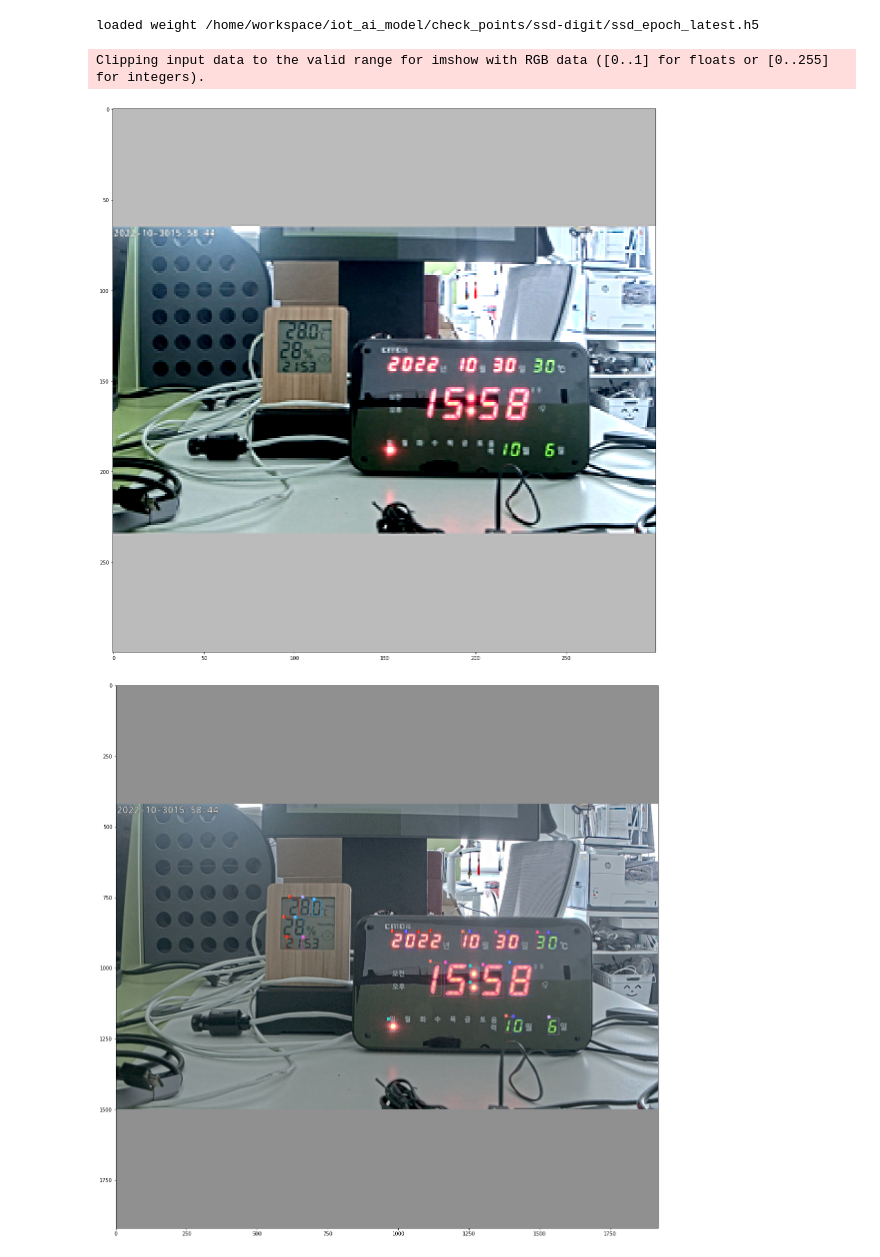
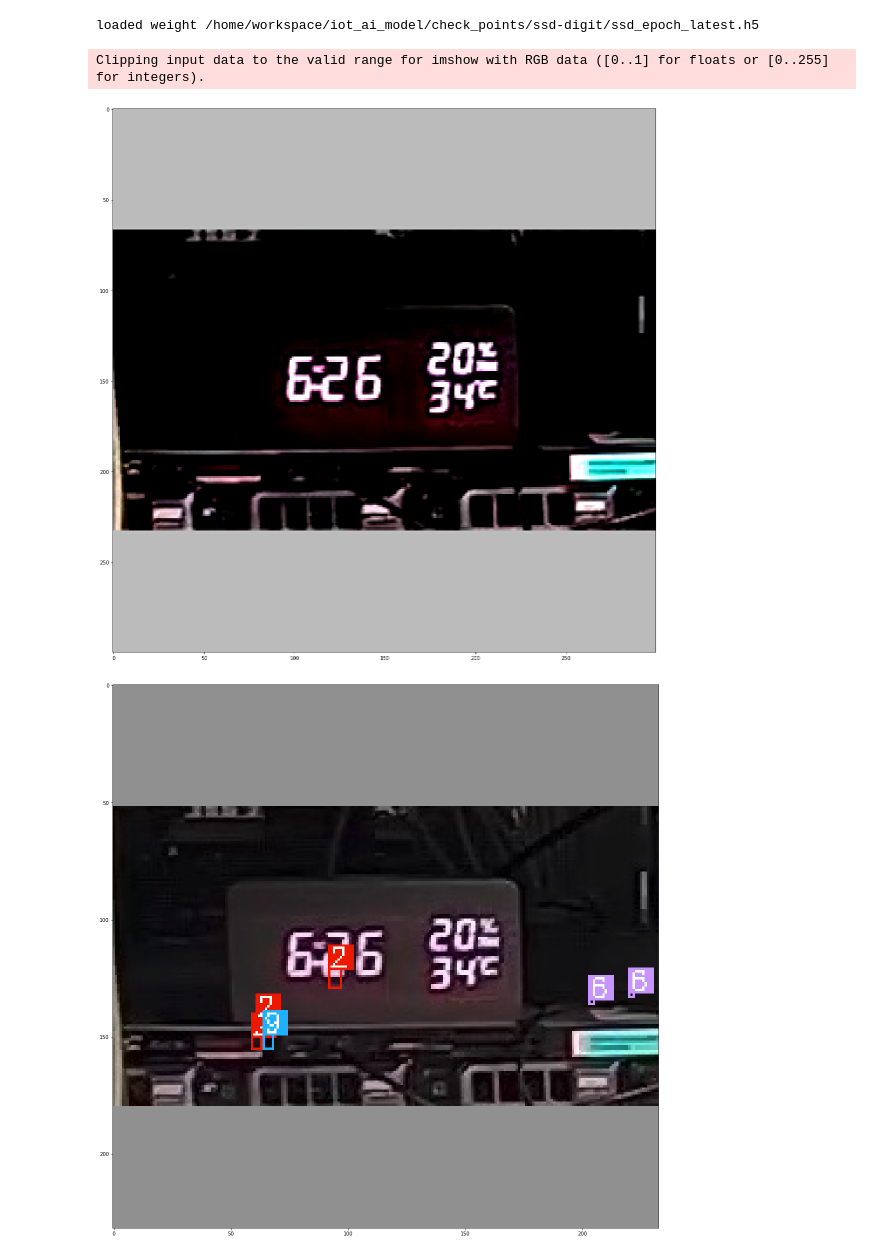
Before and after one commit to dataignitelab/iot_ai_model, a Jupyter notebook: model/tensorflow/ssd/03_ssd_resnet18_digit.ipynb, the cells around one changed output. Saved outputs shown, nothing was run; the diff lists cells and outputs as text; code cells hidden in the pictures.

```diff
--- a/model/tensorflow/ssd/03_ssd_resnet18_digit.ipynb
+++ b/model/tensorflow/ssd/03_ssd_resnet18_digit.ipynb
@@ -182,8 +182,8 @@ def detect(model, image_path):
 # %% [output]
 loaded weight /home/workspace/iot_ai_model/check_points/ssd-digit/ssd_epoch_latest.h5
 # %%
-detect(model, '/home/workspace/iot_ai_model/dataset/digital_digit/images/clock18.jpg')
+detect(model, '/home/workspace/iot_ai_model/dataset/digital_digit/test/test01.png')
 # %% [output]
 Clipping input data to the valid range for imshow with RGB data ([0..1] for floats or [0..255] for integers).
-[figure, old version]
+[figure, new version]
-[figure, old version]
+[figure, new version]
```
Also changed, not shown: 1 other file.
